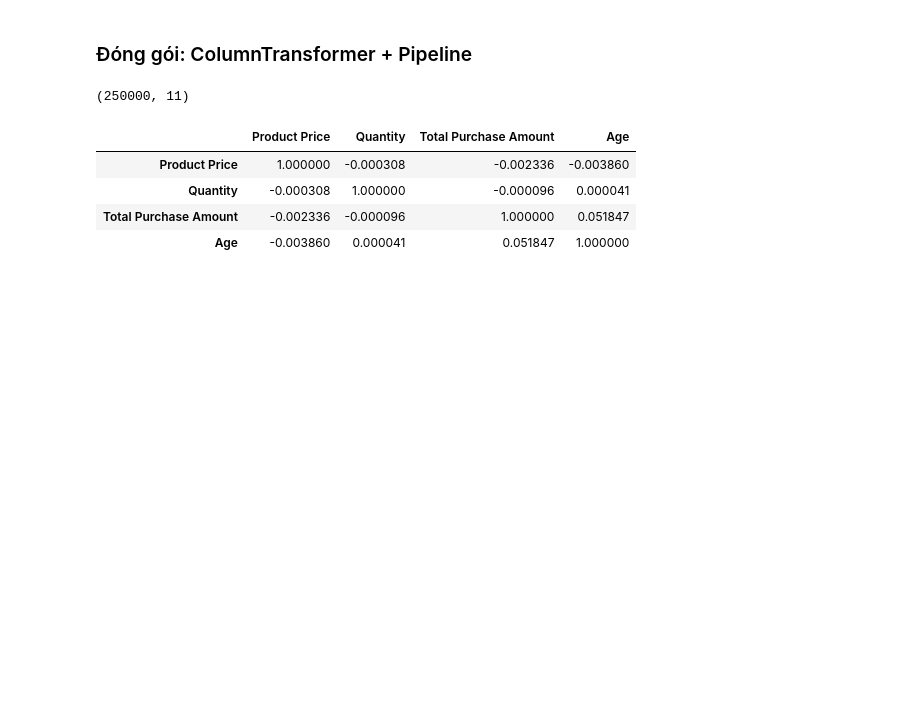
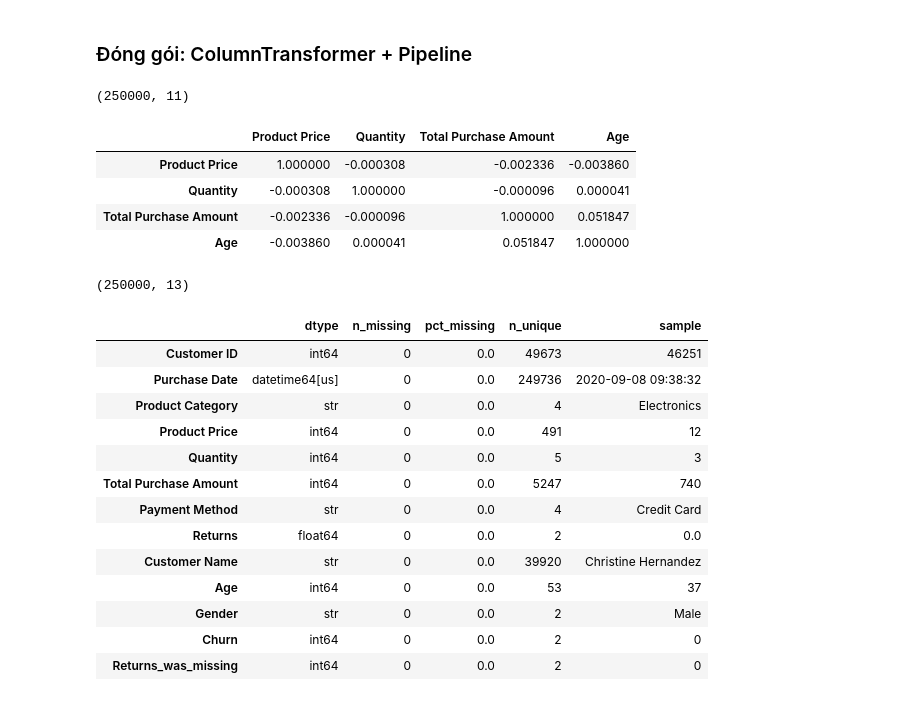
Before and after one commit to huybel2012/ds-ecommerce-customers, a Jupyter notebook: notebooks/01_data_cleaning.ipynb, the cells around one changed output. Drawn from its saved outputs; the diff is of its cells as text; code cells hidden in the pictures; blank space fills up the shorter version.

```diff
--- a/notebooks/01_data_cleaning.ipynb
+++ b/notebooks/01_data_cleaning.ipynb
@@ -302,3 +302,23 @@ df[num_cols].corr()
 | Age | -0.003860 | 0.000041 | 0.051847 | 1.000000 |
 # %%
 df.to_parquet("../data/processed/ecommerce_clean.parquet", index=False)
+# %%
+check = pd.read_parquet("../data/processed/ecommerce_clean.parquet")
+print(check.shape)
+audit(check)
+# %% [output]
+(250000, 13)
+|  | dtype | n_missing | pct_missing | n_unique | sample |
+| Customer ID | int64 | 0 | 0.0 | 49673 | 46251 |
+| Purchase Date | datetime64[us] | 0 | 0.0 | 249736 | 2020-09-08 09:38:32 |
+| Product Category | str | 0 | 0.0 | 4 | Electronics |
+| Product Price | int64 | 0 | 0.0 | 491 | 12 |
+| Quantity | int64 | 0 | 0.0 | 5 | 3 |
+| Total Purchase Amount | int64 | 0 | 0.0 | 5247 | 740 |
+| Payment Method | str | 0 | 0.0 | 4 | Credit Card |
+| Returns | float64 | 0 | 0.0 | 2 | 0.0 |
+| Customer Name | str | 0 | 0.0 | 39920 | Christine Hernandez |
+| Age | int64 | 0 | 0.0 | 53 | 37 |
+| Gender | str | 0 | 0.0 | 2 | Male |
+| Churn | int64 | 0 | 0.0 | 2 | 0 |
+| Returns_was_missing | int64 | 0 | 0.0 | 2 | 0 |
```
Also changed, not shown: parts of 1 cell of this notebook, 1 other file.
